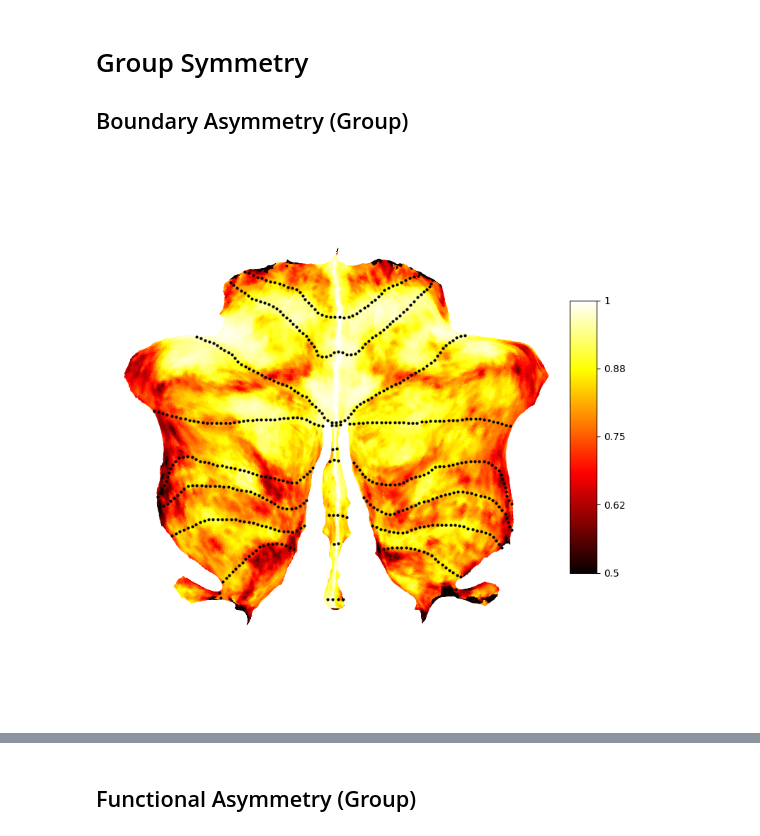
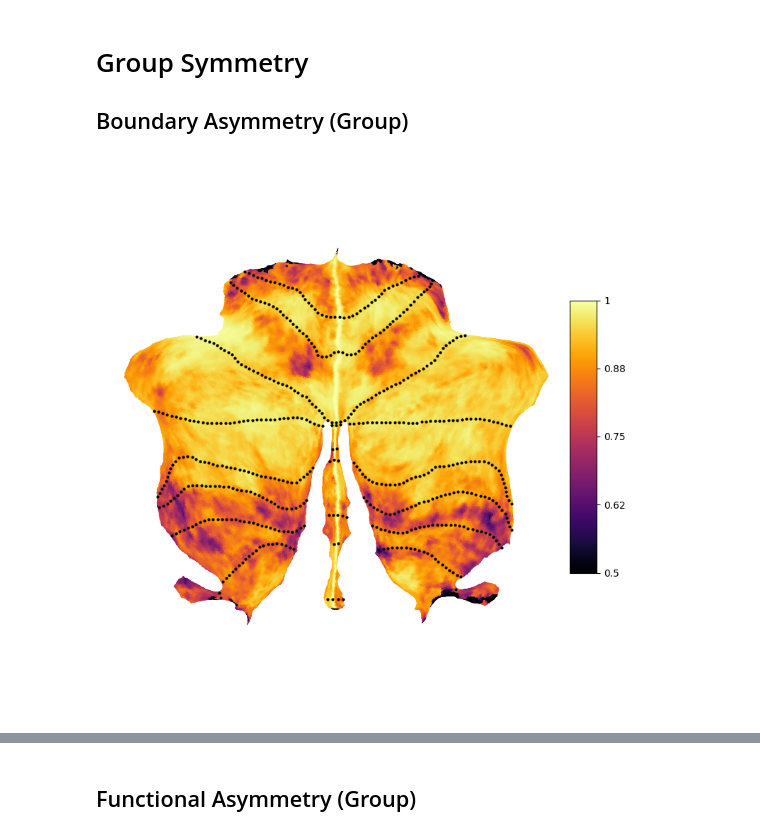
Before and after one commit to DiedrichsenLab/ProbabilisticParcellation, a Jupyter notebook: notebooks/atlas_paper/symmetry.ipynb, the cells around one changed output, grey strips where cells are left out. Drawn from its saved outputs; the diff is of its cells as text; code cells hidden in the pictures.

Commit message:
Updated symmetry

```diff
--- a/notebooks/atlas_paper/symmetry.ipynb
+++ b/notebooks/atlas_paper/symmetry.ipynb
@@ -43,13 +47,13 @@ colorbar = True
 # %%
 
 plt.figure(figsize=(10, 10))
 ut.plot_data_flat(asym_sym_corr_group, atlas,
                        dtype=dtype,
                        render='matplotlib',
-                       cmap='hot',
+                       cmap='inferno',
                        cscale=cscale,
                        labels=labels,
                        colorbar=colorbar)
-plt.savefig(figure_path + 'Symmetry_boundary_group_05.png', dpi=300,bbox_inches='tight')
+plt.savefig(figure_path + 'Symmetry_boundary_group_05.pdf', dpi=300,bbox_inches='tight')
 # %% [output]
-[figure, old version]
+[figure, new version]
```
Also changed, not shown: parts of 4 cells of this notebook, 2 other files.
